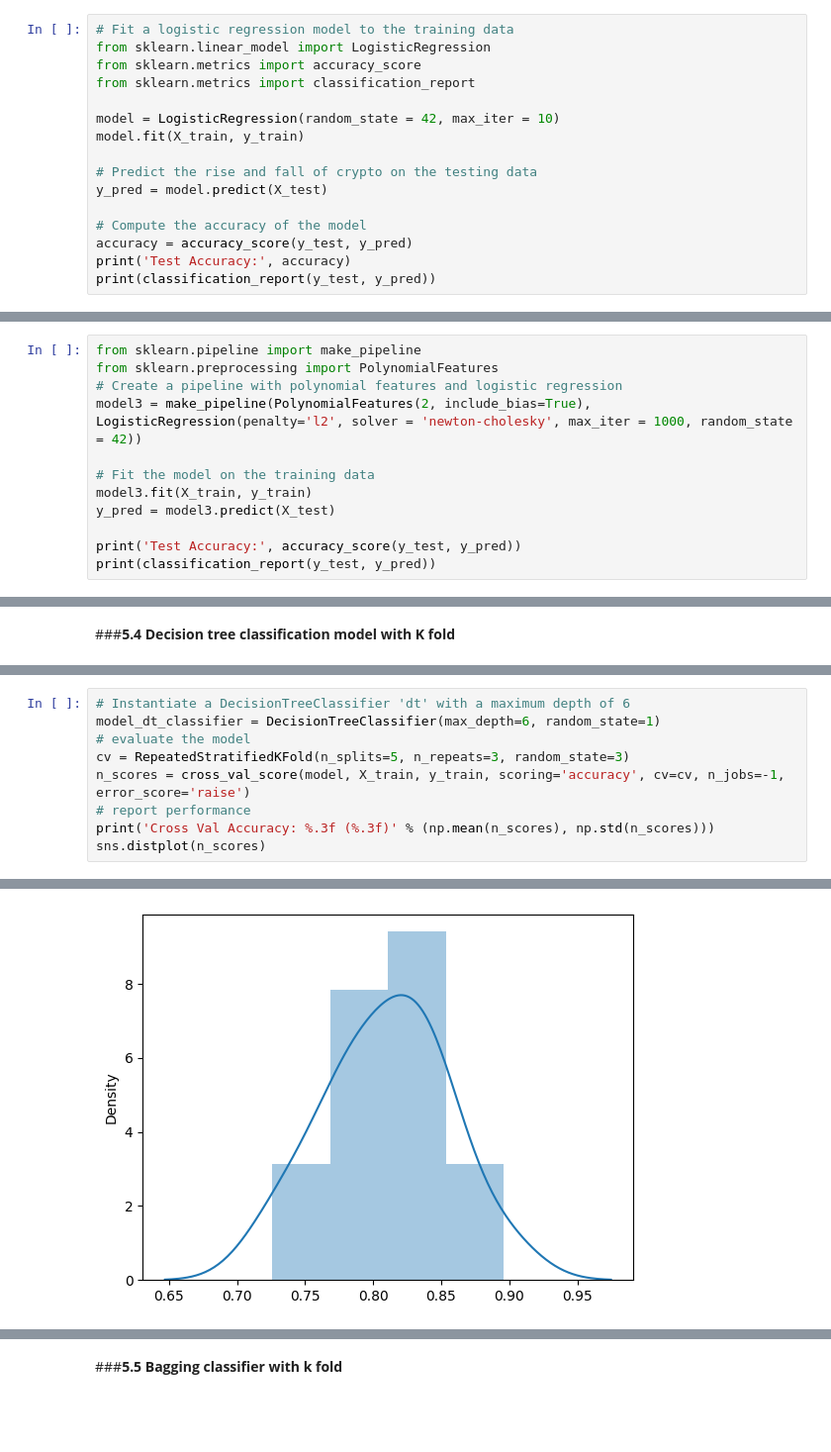
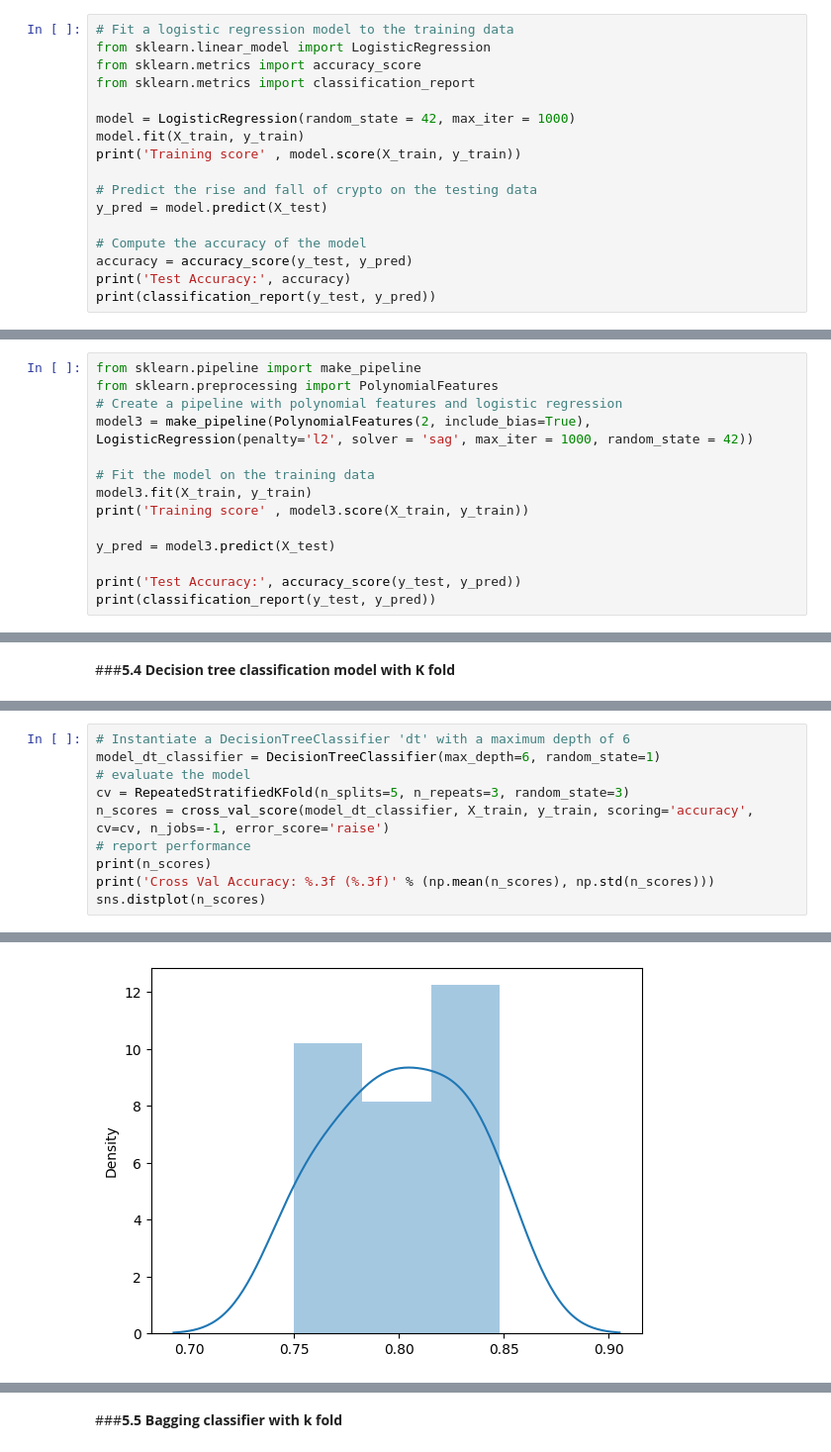
Before and after one commit to jagannathbalachandran/kaggle, a Jupyter notebook: Titanic/Titanic.ipynb, the cells around one changed output, grey strips where cells are left out. Shown at 99% size. Drawn from its saved outputs; the diff is of its cells as text; blank space fills up the shorter version.

```diff
--- a/Titanic/Titanic.ipynb
+++ b/Titanic/Titanic.ipynb
@@ -835,8 +836,9 @@ from sklearn.linear_model import LogisticRegression
 from sklearn.metrics import accuracy_score
 from sklearn.metrics import classification_report
 
-model = LogisticRegression(random_state = 42, max_iter = 10)
+model = LogisticRegression(random_state = 42, max_iter = 1000)
 model.fit(X_train, y_train)
+print('Training score' , model.score(X_train, y_train))
 
 # Predict the rise and fall of crypto on the testing data
 y_pred = model.predict(X_test)
@@ -892,10 +890,12 @@ weighted avg       0.81      0.81      0.81       268
 from sklearn.pipeline import make_pipeline
 from sklearn.preprocessing import PolynomialFeatures
 # Create a pipeline with polynomial features and logistic regression
-model3 = make_pipeline(PolynomialFeatures(2, include_bias=True), LogisticRegression(penalty='l2', solver = 'newton-cholesky', max_iter = 1000, random_state = 42))
+model3 = make_pipeline(PolynomialFeatures(2, include_bias=True), LogisticRegression(penalty='l2', solver = 'sag', max_iter = 1000, random_state = 42))
 
 # Fit the model on the training data
 model3.fit(X_train, y_train)
+print('Training score' , model3.score(X_train, y_train))
+
 y_pred = model3.predict(X_test)
 
 print('Test Accuracy:', accuracy_score(y_test, y_pred))
@@ -925,8 +926,9 @@ from sklearn.tree import DecisionTreeClassifier
 model_dt_classifier = DecisionTreeClassifier(max_depth=6, random_state=1)
 # evaluate the model
 cv = RepeatedStratifiedKFold(n_splits=5, n_repeats=3, random_state=3)
-n_scores = cross_val_score(model, X_train, y_train, scoring='accuracy', cv=cv, n_jobs=-1, error_score='raise')
+n_scores = cross_val_score(model_dt_classifier, X_train, y_train, scoring='accuracy', cv=cv, n_jobs=-1, error_score='raise')
 # report performance
+print(n_scores)
 print('Cross Val Accuracy: %.3f (%.3f)' % (np.mean(n_scores), np.std(n_scores)))
 sns.distplot(n_scores)
 # %% [output]
@@ -934,12 +939,12 @@ Cross Val Accuracy: 0.810 (0.044)
 `distplot` is a deprecated function and will be removed in seaborn v0.14.0.
 
 Please adapt your code to use either `displot` (a figure-level function with
 similar flexibility) or `histplot` (an axes-level function for histograms).
 
 For a guide to updating your code to use the new functions, please see
 https://gist.github.com/mwaskom/de44147ed2974457ad6372750bbe5751
 
   sns.distplot(n_scores)
 <Axes: ylabel='Density'>
-[figure, old version]
+[figure, new version]
 # %%
```
Also changed, not shown: parts of 36 cells of this notebook.
